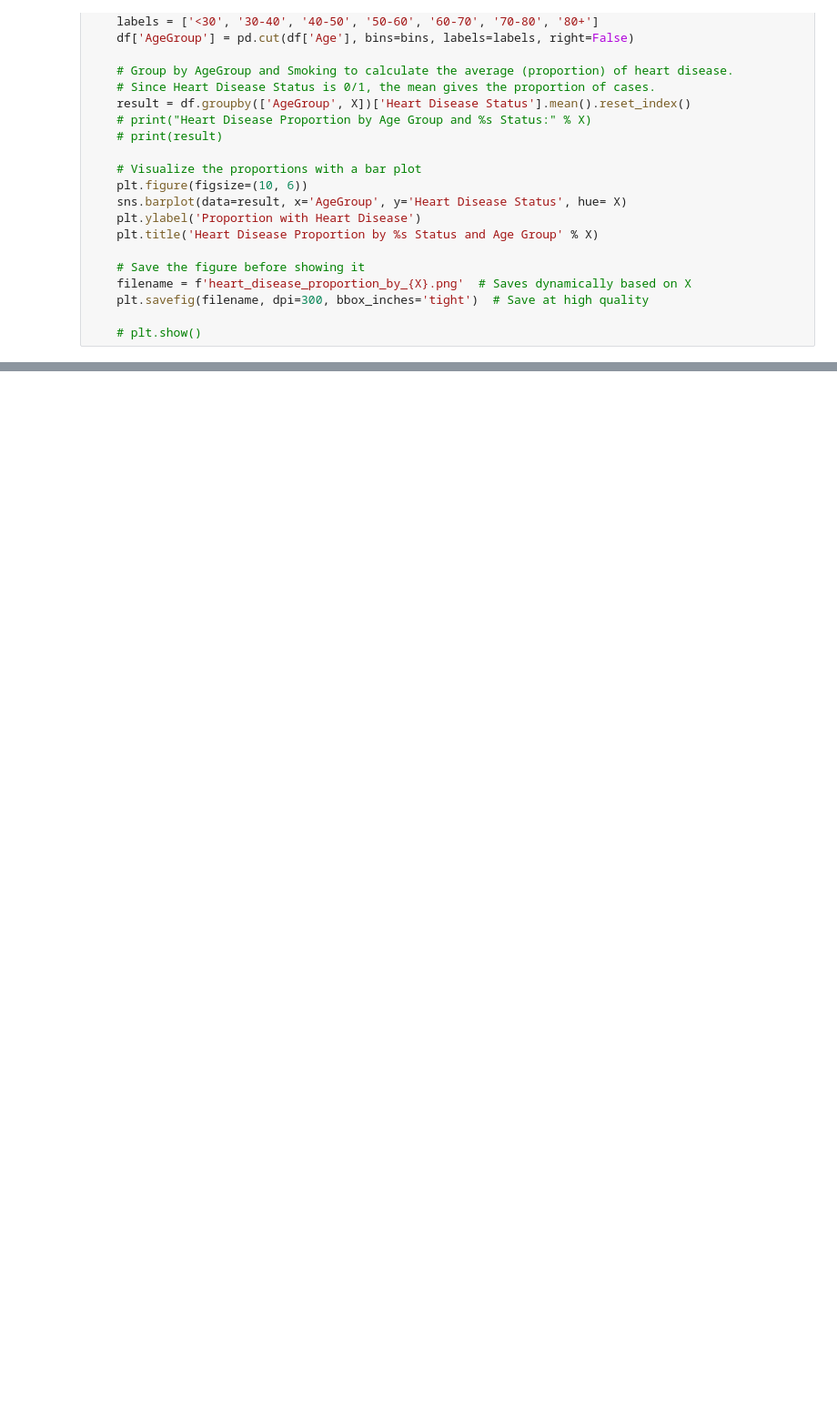
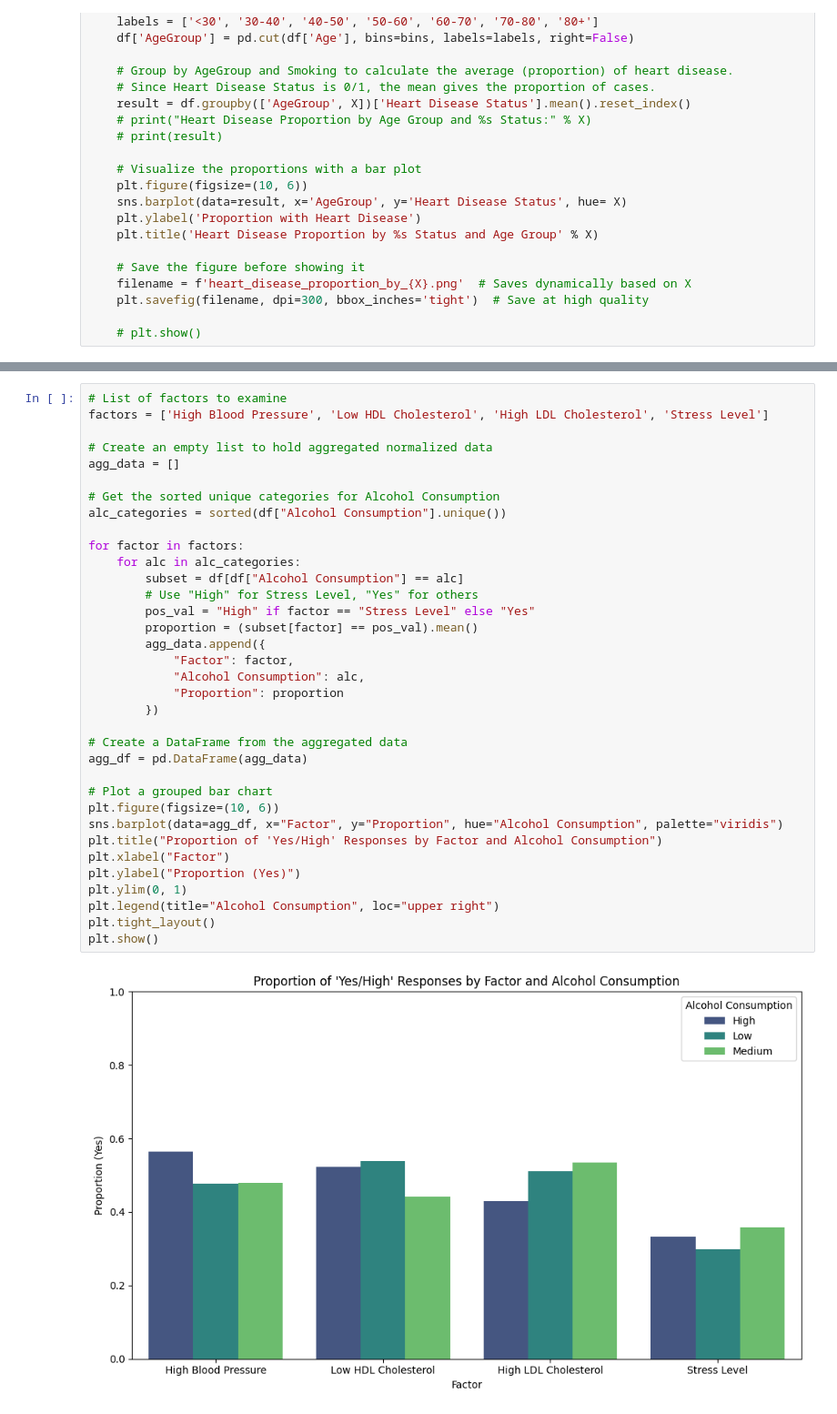
Before and after one commit to FrancGarcia/heart-disease-analysis, a Jupyter notebook: Visualization/visualization.ipynb, the cells around one changed output, grey strips where cells are left out. Shown: that part at 91% size. Saved outputs shown, nothing was run; the diff lists cells and outputs as text; blank space fills up the shorter version.

```diff
--- a/Visualization/visualization.ipynb
+++ b/Visualization/visualization.ipynb
@@ -121,0 +331,37 @@ Exercise Habit Distribution by Age Group:
+# %%
+# List of factors to examine
+factors = ['High Blood Pressure', 'Low HDL Cholesterol', 'High LDL Cholesterol', 'Stress Level']
+
+# Create an empty list to hold aggregated normalized data
+agg_data = []
+
+# Get the sorted unique categories for Alcohol Consumption
+alc_categories = sorted(df["Alcohol Consumption"].unique())
+
+for factor in factors:
+    for alc in alc_categories:
+        subset = df[df["Alcohol Consumption"] == alc]
+        # Use "High" for Stress Level, "Yes" for others
+        pos_val = "High" if factor == "Stress Level" else "Yes"
+        proportion = (subset[factor] == pos_val).mean()
+        agg_data.append({
+            "Factor": factor,
+            "Alcohol Consumption": alc,
+            "Proportion": proportion
+        })
+
+# Create a DataFrame from the aggregated data
+agg_df = pd.DataFrame(agg_data)
+
+# Plot a grouped bar chart
+plt.figure(figsize=(10, 6))
+sns.barplot(data=agg_df, x="Factor", y="Proportion", hue="Alcohol Consumption", palette="viridis")
+plt.title("Proportion of 'Yes/High' Responses by Factor and Alcohol Consumption")
+plt.xlabel("Factor")
+plt.ylabel("Proportion (Yes)")
+plt.ylim(0, 1)
+plt.legend(title="Alcohol Consumption", loc="upper right")
+plt.tight_layout()
+plt.show()
+# %% [output]
+[figure, added]
```
Also changed, not shown: parts of 10 cells of this notebook.
